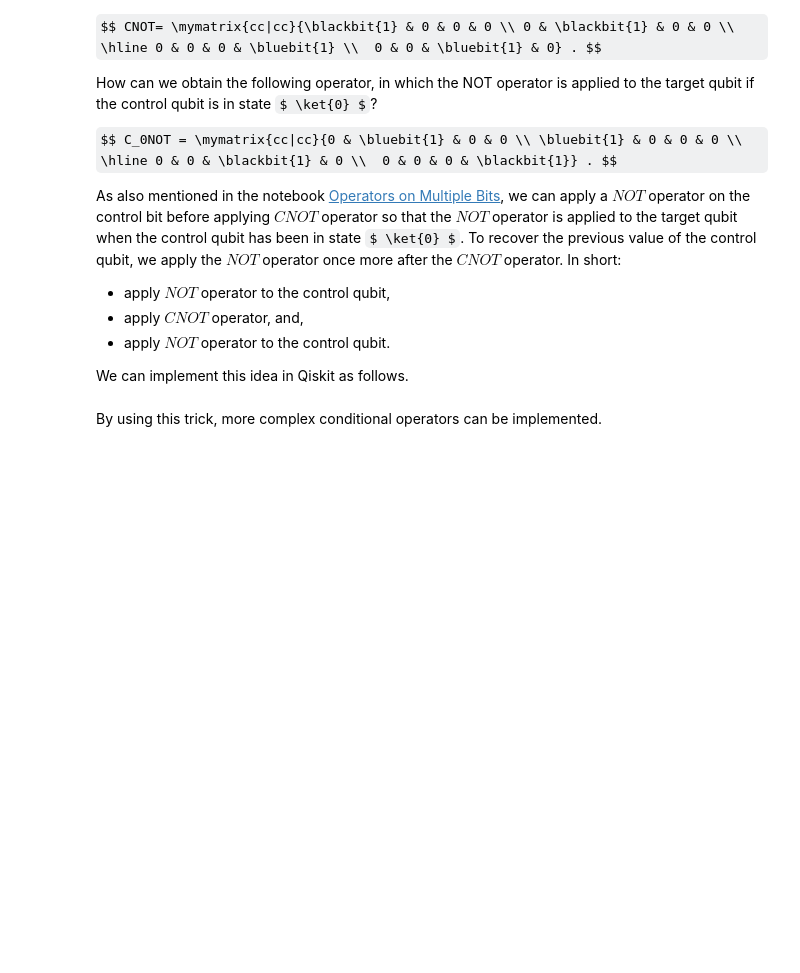
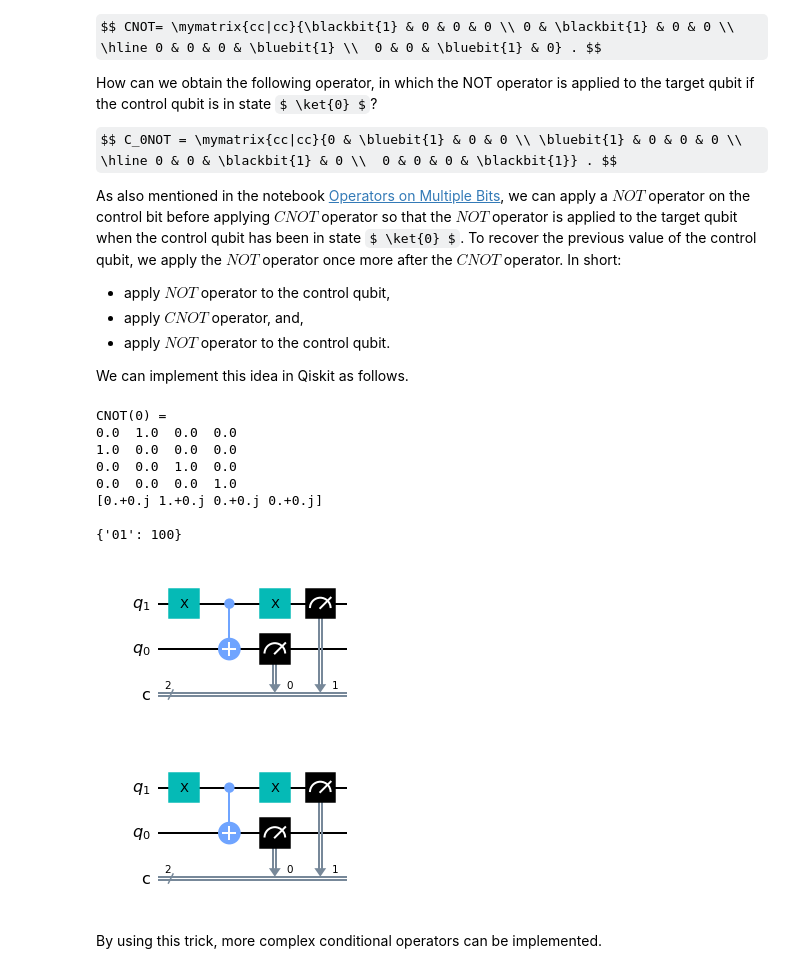
Before and after one commit to dev-aditya/QWorld_Summer_School_2021, a Jupyter notebook: quantum-with-qiskit/Q80_Multiple_Control_Constructions.ipynb, the cells around one changed output. Drawn from its saved outputs; the diff is of its cells as text; code cells hidden in the pictures; some formulas as TeX source; blank space fills up the shorter version.

```diff
--- a/quantum-with-qiskit/Q80_Multiple_Control_Constructions.ipynb
+++ b/quantum-with-qiskit/Q80_Multiple_Control_Constructions.ipynb
@@ -59,29 +59,60 @@ We can implement this idea in Qiskit as follows.
 # %%
 from qiskit import QuantumRegister, ClassicalRegister, QuantumCircuit, execute, Aer
 
 q = QuantumRegister(2, "q")
 c = ClassicalRegister(2, "c")
 
 qc = QuantumCircuit(q,c)
 
 qc.x(q[1])
 
 qc.cx(q[1],q[0])
 
 # Returning control qubit to the initial state
 qc.x(q[1])
 
-job = execute(qc,Aer.get_backend('unitary_simulator'), shots = 1)
+
+
+job = execute(qc,Aer.get_backend('unitary_simulator'), shots = 100)
 U=job.result().get_unitary(qc,decimals=3)
-
 print("CNOT(0) = ")
 for row in U:
     s = ""
     for value in row:
         s = s + str(round(value.real,2)) + "  "
     print(s)
 
+
+
+
+job = execute(qc,Aer.get_backend('statevector_simulator'), shots = 1)
+U=job.result().get_statevector(qc,decimals=3)
+
+
+print(U, "\n")
+
+qc.measure(q, c)
+
+
+
+
+
+job = execute(qc,Aer.get_backend('qasm_simulator'), shots = 100)
+
+print(job.result().get_counts())
+
 qc.draw(output="mpl", reverse_bits=True)
+# %% [output]
+CNOT(0) =
+0.0  1.0  0.0  0.0
+1.0  0.0  0.0  0.0
+0.0  0.0  1.0  0.0
+0.0  0.0  0.0  1.0
+[0.+0.j 1.+0.j 0.+0.j 0.+0.j]
+
+{'01': 100}
+[figure, added]
+[figure, added]
 # %% [markdown]
 By using this trick, more complex conditional operators can be implemented.
 # %% [markdown]
```
Also changed, not shown: parts of 2 cells of this notebook, 9 other files.
